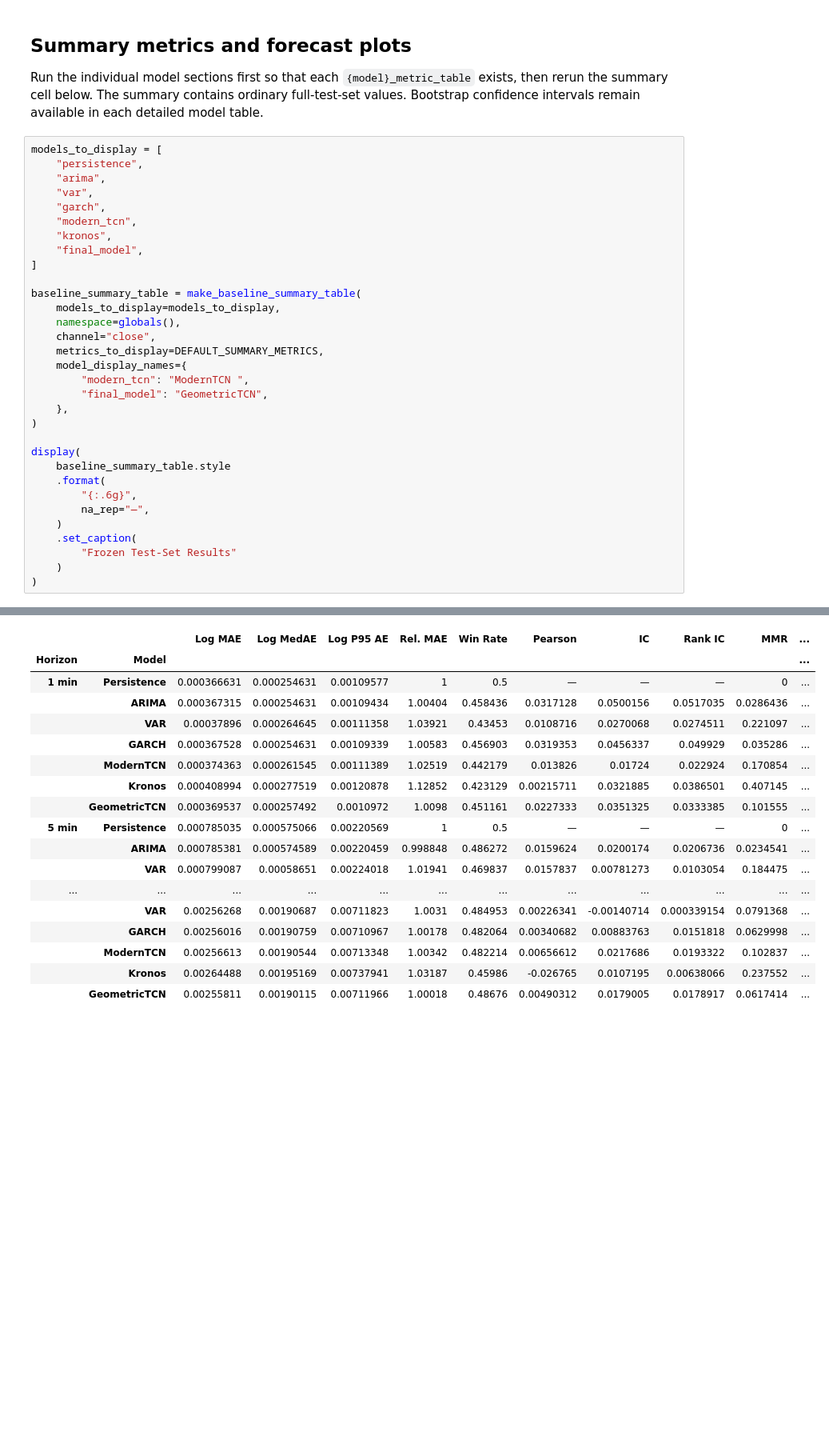
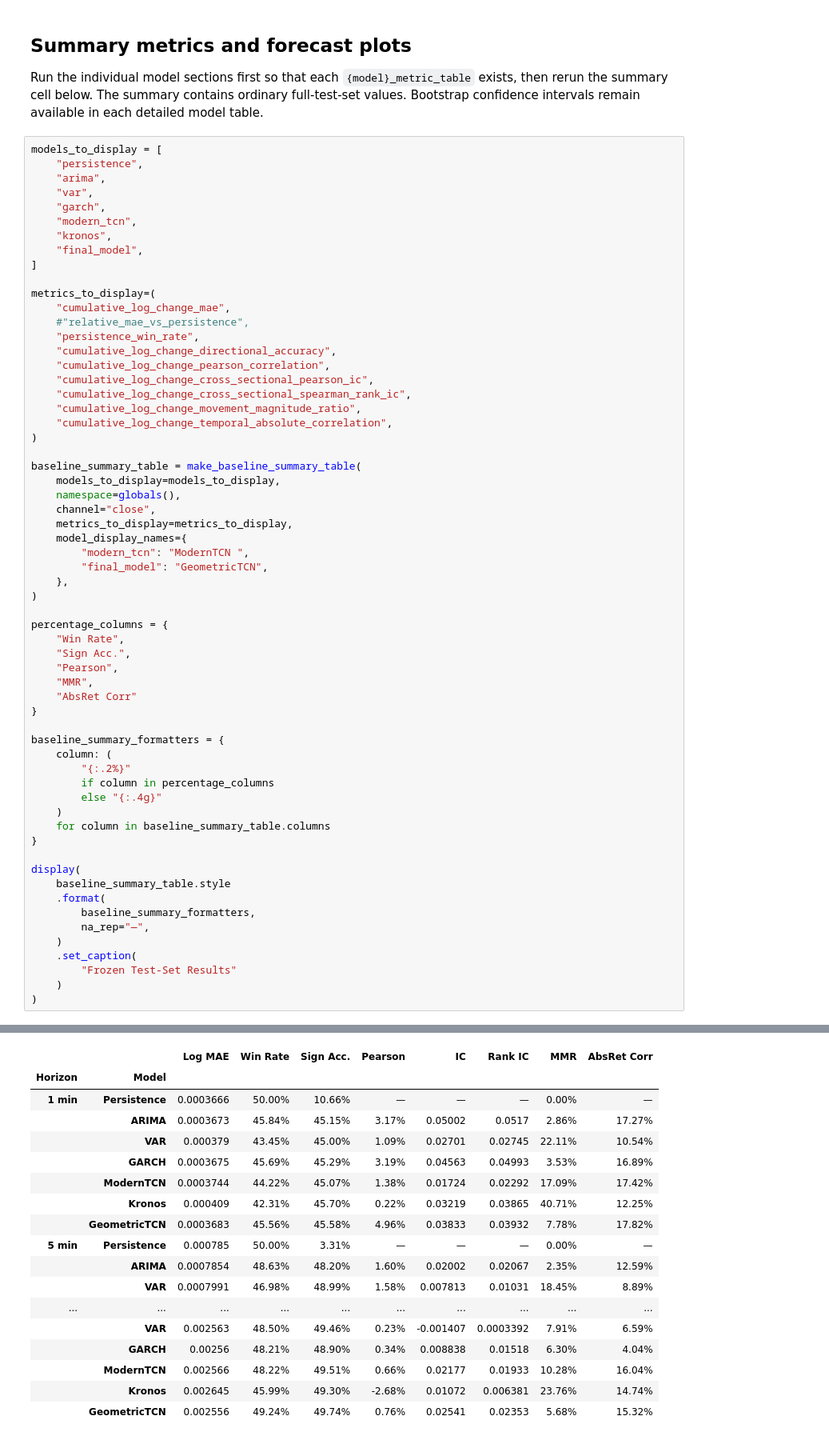
Before and after one commit to VishR-94/dynamic_graphs_thesis, a Jupyter notebook: notebooks/baselines.ipynb, the cells around one changed output, grey strips where cells are left out. Shown at 80% size. Saved outputs shown, nothing was run; the diff lists cells and outputs as text; blank space fills up the shorter version.

```diff
--- a/notebooks/baselines.ipynb
+++ b/notebooks/baselines.ipynb
@@ -133,50 +122,79 @@ models_to_display = [
     "persistence",
     "arima",
     "var",
     "garch",
     "modern_tcn",
     "kronos",
     "final_model",
 ]
 
+metrics_to_display=(
+    "cumulative_log_change_mae",
+    #"relative_mae_vs_persistence",
+    "persistence_win_rate",
+    "cumulative_log_change_directional_accuracy",
+    "cumulative_log_change_pearson_correlation",
+    "cumulative_log_change_cross_sectional_pearson_ic",
+    "cumulative_log_change_cross_sectional_spearman_rank_ic",
+    "cumulative_log_change_movement_magnitude_ratio",
+    "cumulative_log_change_temporal_absolute_correlation",
+)
+
 baseline_summary_table = make_baseline_summary_table(
     models_to_display=models_to_display,
     namespace=globals(),
     channel="close",
-    metrics_to_display=DEFAULT_SUMMARY_METRICS,
+    metrics_to_display=metrics_to_display,
     model_display_names={
         "modern_tcn": "ModernTCN ",
         "final_model": "GeometricTCN",
     },
 )
 
+percentage_columns = {
+    "Win Rate",
+    "Sign Acc.",
+    "Pearson",
+    "MMR",
+    "AbsRet Corr"
+}
+
+baseline_summary_formatters = {
+    column: (
+        "{:.2%}"
+        if column in percentage_columns
+        else "{:.4g}"
+    )
+    for column in baseline_summary_table.columns
+}
+
 display(
     baseline_summary_table.style
     .format(
-        "{:.6g}",
+        baseline_summary_formatters,
         na_rep="—",
     )
     .set_caption(
         "Frozen Test-Set Results"
     )
 )
 # %% [output]
 Frozen Test-Set Results
-|  |  | Log MAE | Log MedAE | Log P95 AE | Rel. MAE | Win Rate | Pearson | IC | Rank IC | MMR | ... |
-| Horizon | Model |  |  |  |  |  |  |  |  |  | ... |
-| 1 min | Persistence | 0.000366631 | 0.000254631 | 0.00109577 | 1 | 0.5 | — | — | — | 0 | ... |
-|  | ARIMA | 0.000367315 | 0.000254631 | 0.00109434 | 1.00404 | 0.458436 | 0.0317128 | 0.0500156 | 0.0517035 | 0.0286436 | ... |
-|  | VAR | 0.00037896 | 0.000264645 | 0.00111358 | 1.03921 | 0.43453 | 0.0108716 | 0.0270068 | 0.0274511 | 0.221097 | ... |
-|  | GARCH | 0.000367528 | 0.000254631 | 0.00109339 | 1.00583 | 0.456903 | 0.0319353 | 0.0456337 | 0.049929 | 0.035286 | ... |
-|  | ModernTCN | 0.000374363 | 0.000261545 | 0.00111389 | 1.02519 | 0.442179 | 0.013826 | 0.01724 | 0.022924 | 0.170854 | ... |
-|  | Kronos | 0.000408994 | 0.000277519 | 0.00120878 | 1.12852 | 0.423129 | 0.00215711 | 0.0321885 | 0.0386501 | 0.407145 | ... |
-|  | GeometricTCN | 0.000369537 | 0.000257492 | 0.0010972 | 1.0098 | 0.451161 | 0.0227333 | 0.0351325 | 0.0333385 | 0.101555 | ... |
-| 5 min | Persistence | 0.000785035 | 0.000575066 | 0.00220569 | 1 | 0.5 | — | — | — | 0 | ... |
-|  | ARIMA | 0.000785381 | 0.000574589 | 0.00220459 | 0.998848 | 0.486272 | 0.0159624 | 0.0200174 | 0.0206736 | 0.0234541 | ... |
-|  | VAR | 0.000799087 | 0.00058651 | 0.00224018 | 1.01941 | 0.469837 | 0.0157837 | 0.00781273 | 0.0103054 | 0.184475 | ... |
-| ... | ... | ... | ... | ... | ... | ... | ... | ... | ... | ... | ... |
-|  | VAR | 0.00256268 | 0.00190687 | 0.00711823 | 1.0031 | 0.484953 | 0.00226341 | -0.00140714 | 0.000339154 | 0.0791368 | ... |
-|  | GARCH | 0.00256016 | 0.00190759 | 0.00710967 | 1.00178 | 0.482064 | 0.00340682 | 0.00883763 | 0.0151818 | 0.0629998 | ... |
-|  | ModernTCN | 0.00256613 | 0.00190544 | 0.00713348 | 1.00342 | 0.482214 | 0.00656612 | 0.0217686 | 0.0193322 | 0.102837 | ... |
-|  | Kronos | 0.00264488 | 0.00195169 | 0.00737941 | 1.03187 | 0.45986 | -0.026765 | 0.0107195 | 0.00638066 | 0.237552 | ... |
-|  | GeometricTCN | 0.00255811 | 0.00190115 | 0.00711966 | 1.00018 | 0.48676 | 0.00490312 | 0.0179005 | 0.0178917 | 0.0617414 | ... |
+|  |  | Log MAE | Win Rate | Sign Acc. | Pearson | IC | Rank IC | MMR | AbsRet Corr |
+| Horizon | Model |  |  |  |  |  |  |  |  |
+| 1 min | Persistence | 0.0003666 | 50.00% | 10.66% | — | — | — | 0.00% | — |
+|  | ARIMA | 0.0003673 | 45.84% | 45.15% | 3.17% | 0.05002 | 0.0517 | 2.86% | 17.27% |
+|  | VAR | 0.000379 | 43.45% | 45.00% | 1.09% | 0.02701 | 0.02745 | 22.11% | 10.54% |
+|  | GARCH | 0.0003675 | 45.69% | 45.29% | 3.19% | 0.04563 | 0.04993 | 3.53% | 16.89% |
+|  | ModernTCN | 0.0003744 | 44.22% | 45.07% | 1.38% | 0.01724 | 0.02292 | 17.09% | 17.42% |
+|  | Kronos | 0.000409 | 42.31% | 45.70% | 0.22% | 0.03219 | 0.03865 | 40.71% | 12.25% |
+|  | GeometricTCN | 0.0003683 | 45.56% | 45.58% | 4.96% | 0.03833 | 0.03932 | 7.78% | 17.82% |
+| 5 min | Persistence | 0.000785 | 50.00% | 3.31% | — | — | — | 0.00% | — |
+|  | ARIMA | 0.0007854 | 48.63% | 48.20% | 1.60% | 0.02002 | 0.02067 | 2.35% | 12.59% |
+|  | VAR | 0.0007991 | 46.98% | 48.99% | 1.58% | 0.007813 | 0.01031 | 18.45% | 8.89% |
+| ... | ... | ... | ... | ... | ... | ... | ... | ... | ... |
+|  | VAR | 0.002563 | 48.50% | 49.46% | 0.23% | -0.001407 | 0.0003392 | 7.91% | 6.59% |
+|  | GARCH | 0.00256 | 48.21% | 48.90% | 0.34% | 0.008838 | 0.01518 | 6.30% | 4.04% |
+|  | ModernTCN | 0.002566 | 48.22% | 49.51% | 0.66% | 0.02177 | 0.01933 | 10.28% | 16.04% |
+|  | Kronos | 0.002645 | 45.99% | 49.30% | -2.68% | 0.01072 | 0.006381 | 23.76% | 14.74% |
+|  | GeometricTCN | 0.002556 | 49.24% | 49.74% | 0.76% | 0.02541 | 0.02353 | 5.68% | 15.32% |
```
Also changed, not shown: parts of 12 cells of this notebook, 8 other files.
